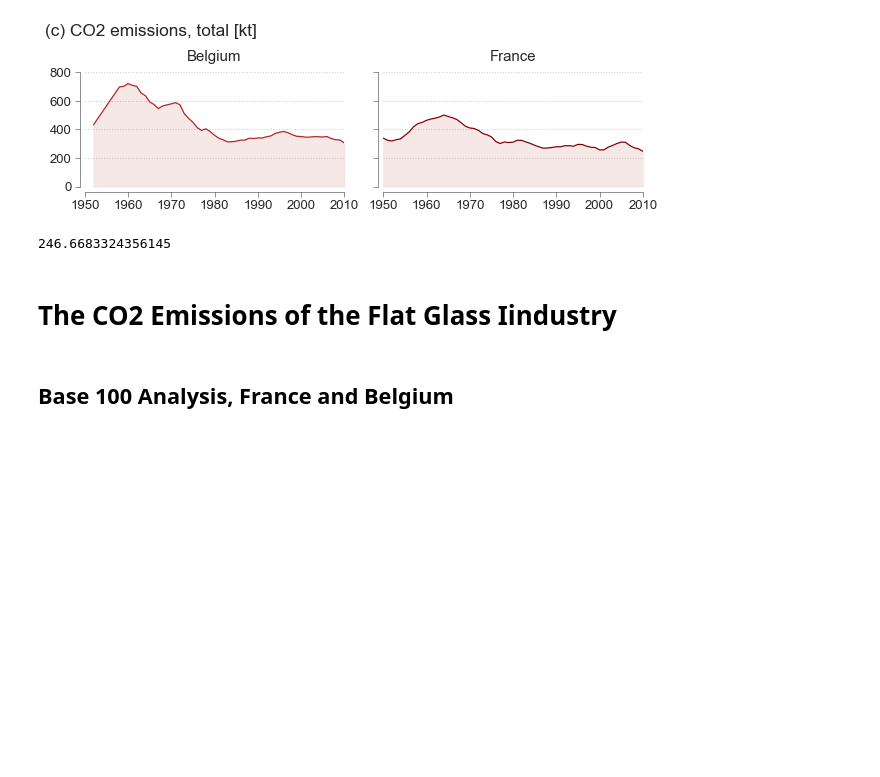
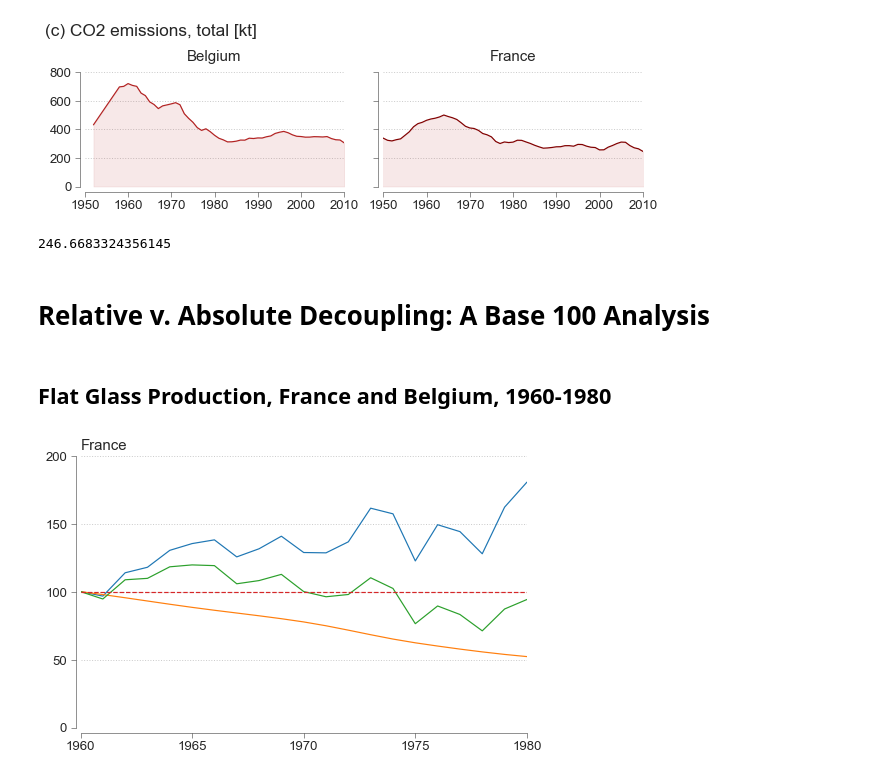
Before and after one commit to JeanSouv/01_MFA_GlassIndustry, a Jupyter notebook: MFA_FlatGlassIndustry.ipynb, the cells around one changed output. Cells and saved outputs as stored; diff of their text form; code cells hidden in the pictures; blank space fills up the shorter version.

```diff
--- a/MFA_FlatGlassIndustry.ipynb
+++ b/MFA_FlatGlassIndustry.ipynb
@@ -2948,36 +2948,50 @@ if export:
              .rolling(5, center=True).mean())[2010]
 # %% [output]
 246.6683324356145
-# %% [markdown]
-# The CO2 Emissions of the Flat Glass Iindustry
 # %% [markdown]
-## Base 100 Analysis, France and Belgium
+# Relative v. Absolute Decoupling: A Base 100 Analysis
+# %% [markdown]
+## Flat Glass Production, France and Belgium, 1960-1980
+# %%
+a=1960
+b=1980
 # %%
-# Base 100 = 1980
+# Base 100 = 1960
 FGProd_diff = (100 * BE_FR['Production [kt]']
-               / BE_FR['Production [kt]'].loc[1980])
+               / BE_FR['Production [kt]'].loc[a])
 
-CO2Intensity_diff = 100 * CO2_Intensity / CO2_Intensity.loc[1980]
+CO2Intensity_diff = 100 * CO2_Intensity / CO2_Intensity.loc[a]
 
 CO2ABS_diff = (100 * BE_FR['CO2, flat glass [kt]']
-               / BE_FR['CO2, flat glass [kt]'].loc[1980])
+               / BE_FR['CO2, flat glass [kt]'].loc[a])
 # %%
 # Plot production, carbon intensity and CO2 absolute emissions for France:
 fig, ax = plt.subplots(figsize=(8, 5))
 
 sns.lineplot(data=FGProd_diff,
              x=FGProd_diff.index,
              y='France',
              ax=ax)
 
 ax.plot(CO2Intensity_diff.index,
         CO2Intensity_diff['CO2 interpolated [kg/t]'])
+
 ax.plot(CO2ABS_diff.index,
         CO2ABS_diff['France'])
 
-ax.plot([1980, 2015], [100, 100], '--')
+ax.plot([a, b], [100, 100], '--')
+ax.grid(which='major', axis='y', linestyle=':', linewidth=1)
 
-ax.set_xlim(1980, 2015)
-ax.set_ylim(ymin=0)
+ax.set_ylim(0, 200)
+plt.yticks(np.arange(0, 201, 50))
+ax.set_xlim(a, b)
+plt.xticks(np.arange(a, b+1, 5))
+
+ax.set_title("France", loc='left')
+ax.set_ylabel(None)
+style_ax(ax)
+
 sns.despine(offset=5)
 plt.show()
+# %% [output]
+[figure, added]
```
Also changed, not shown: parts of 23 cells of this notebook.
